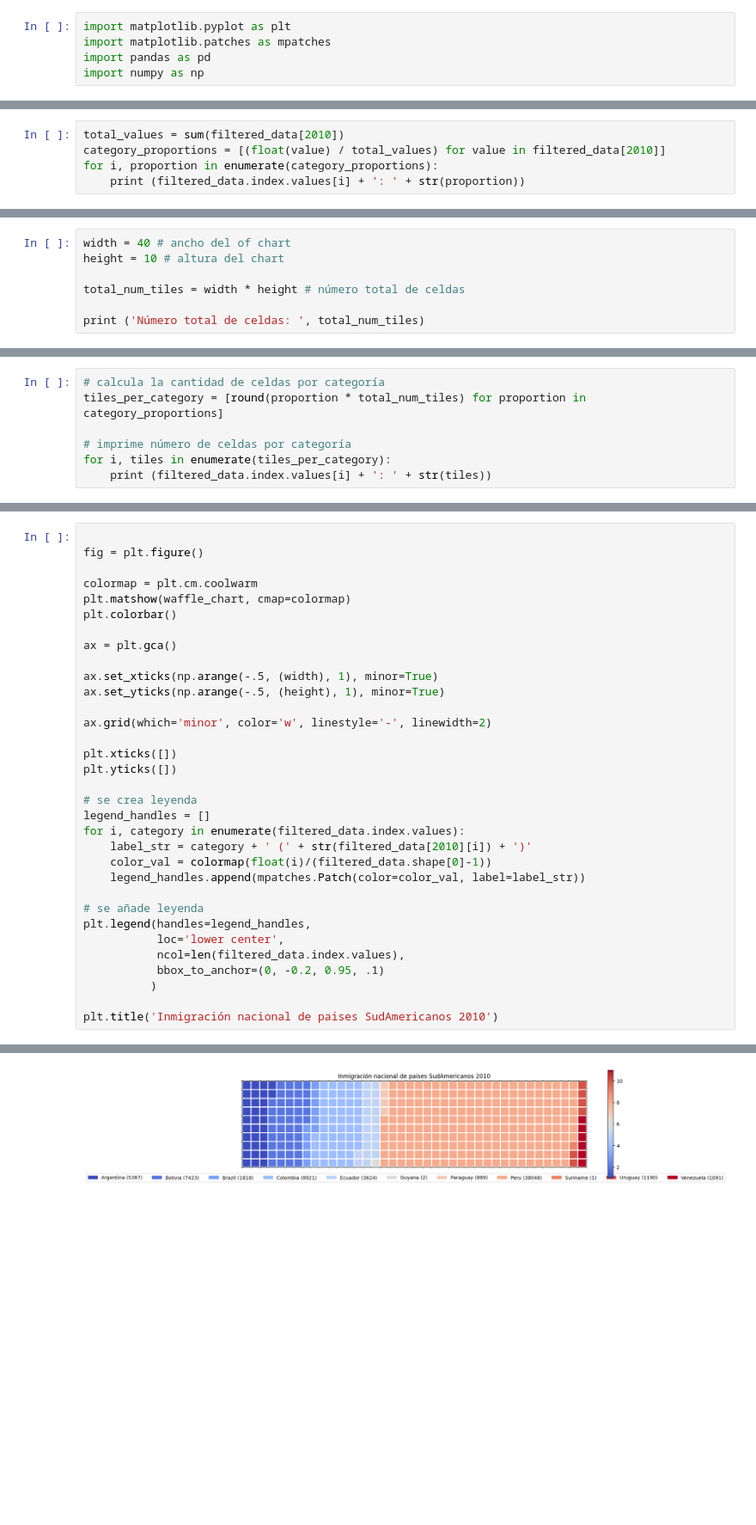
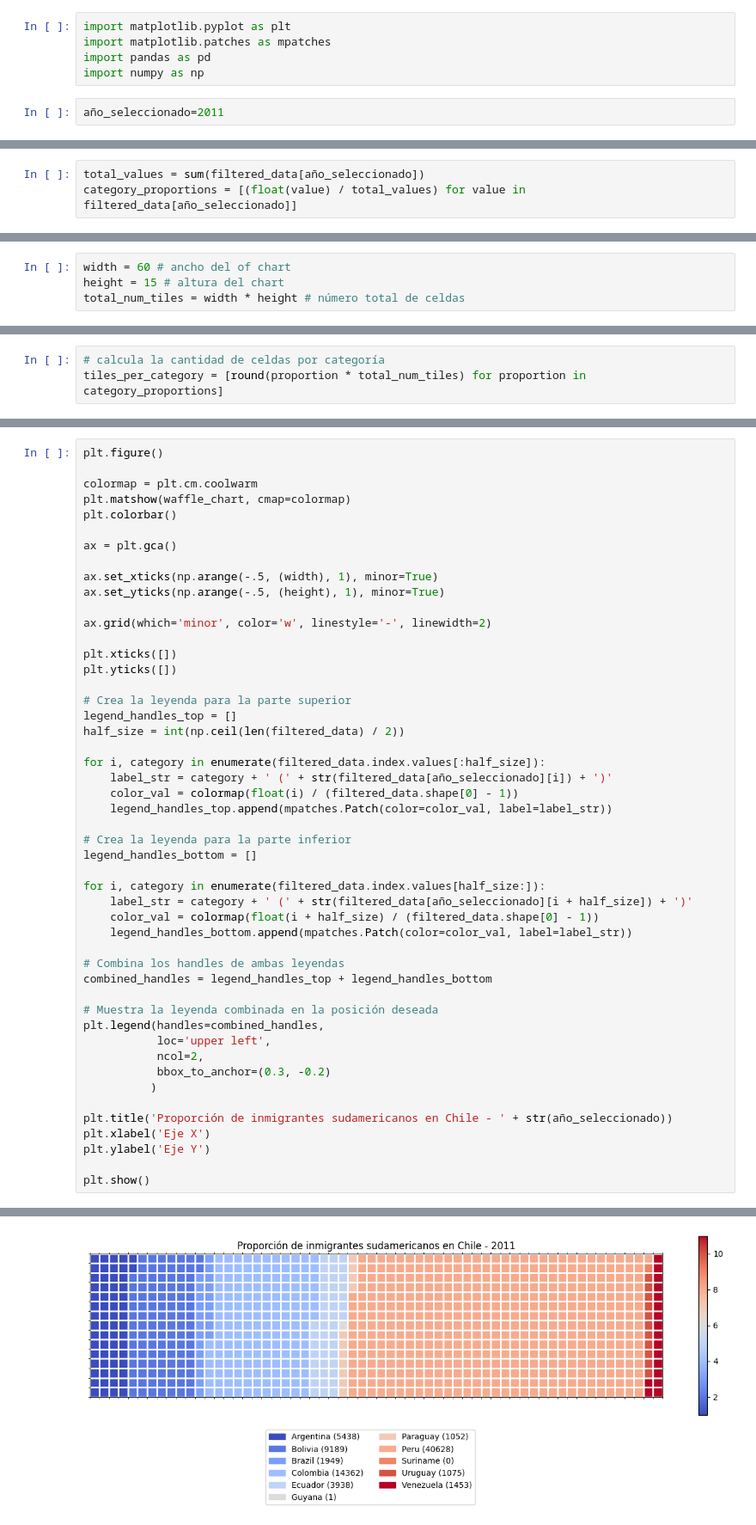
Before and after one commit to mfurniel/tarea2VdD, a Jupyter notebook: ejercicio4.ipynb, the cells around one changed output, grey strips where cells are left out. Shown at 86% size. Saved outputs shown, nothing was run; the diff lists cells and outputs as text; blank space fills up the shorter version.

```diff
--- a/ejercicio4.ipynb
+++ b/ejercicio4.ipynb
@@ -3,6 +3,8 @@ import matplotlib.pyplot as plt
 import matplotlib.patches as mpatches
 import pandas as pd
 import numpy as np
+# %%
+año_seleccionado=2011
 # %%
 data = pd.read_excel('datasets/MigrantesChile (2005-2016).xlsx')
 selected_rows = data[data["Continent"] == 'America']
@@ -28,5 +14,3 @@ filtered_data
 # %%
-total_values = sum(filtered_data[2010])
-category_proportions = [(float(value) / total_values) for value in filtered_data[2010]]
-for i, proportion in enumerate(category_proportions):
-    print (filtered_data.index.values[i] + ': ' + str(proportion))
+total_values = sum(filtered_data[año_seleccionado])
+category_proportions = [(float(value) / total_values) for value in filtered_data[año_seleccionado]]
@@ -45,7 +17,4 @@ Venezuela: 0.015951691668859843
 # %%
-width = 40 # ancho del of chart
-height = 10 # altura del chart
-
+width = 60 # ancho del of chart
+height = 15 # altura del chart
 total_num_tiles = width * height # número total de celdas
-
-print ('Número total de celdas: ', total_num_tiles)
@@ -54,7 +21,3 @@ Número total de celdas:  400
 # %%
 # calcula la cantidad de celdas por categoría
 tiles_per_category = [round(proportion * total_num_tiles) for proportion in category_proportions]
-
-# imprime número de celdas por categoría
-for i, tiles in enumerate(tiles_per_category):
-    print (filtered_data.index.values[i] + ': ' + str(tiles))
@@ -152,6 +44,5 @@ plt.yticks([])
 # %%
-
-fig = plt.figure()
+plt.figure()
 
 colormap = plt.cm.coolwarm
 plt.matshow(waffle_chart, cmap=colormap)
@@ -167,19 +58,36 @@ ax.grid(which='minor', color='w', linestyle='-', linewidth=2)
 plt.xticks([])
 plt.yticks([])
 
-# se crea leyenda
-legend_handles = []
-for i, category in enumerate(filtered_data.index.values):
-    label_str = category + ' (' + str(filtered_data[2010][i]) + ')'
-    color_val = colormap(float(i)/(filtered_data.shape[0]-1))
-    legend_handles.append(mpatches.Patch(color=color_val, label=label_str))
+# Crea la leyenda para la parte superior
+legend_handles_top = []
+half_size = int(np.ceil(len(filtered_data) / 2))
 
-# se añade leyenda
-plt.legend(handles=legend_handles,
-           loc='lower center',
-           ncol=len(filtered_data.index.values),
-           bbox_to_anchor=(0, -0.2, 0.95, .1)
+for i, category in enumerate(filtered_data.index.values[:half_size]):
+    label_str = category + ' (' + str(filtered_data[año_seleccionado][i]) + ')'
+    color_val = colormap(float(i) / (filtered_data.shape[0] - 1))
+    legend_handles_top.append(mpatches.Patch(color=color_val, label=label_str))
+
+# Crea la leyenda para la parte inferior
+legend_handles_bottom = []
+
+for i, category in enumerate(filtered_data.index.values[half_size:]):
+    label_str = category + ' (' + str(filtered_data[año_seleccionado][i + half_size]) + ')'
+    color_val = colormap(float(i + half_size) / (filtered_data.shape[0] - 1))
+    legend_handles_bottom.append(mpatches.Patch(color=color_val, label=label_str))
+
+# Combina los handles de ambas leyendas
+combined_handles = legend_handles_top + legend_handles_bottom
+
+# Muestra la leyenda combinada en la posición deseada
+plt.legend(handles=combined_handles,
+           loc='upper left',
+           ncol=2,
+           bbox_to_anchor=(0.3, -0.2)
           )
 
-plt.title('Inmigración nacional de paises SudAmericanos 2010')
+plt.title('Proporción de inmigrantes sudamericanos en Chile - ' + str(año_seleccionado))
+plt.xlabel('Eje X')
+plt.ylabel('Eje Y')
+
+plt.show()
 # %% [output]
@@ -188 +95 @@ Text(0.5, 1.0, 'Inmigración nacional de paises SudAmericanos 2010')
-[figure, old version]
+[figure, new version]
```
Also changed, not shown: parts of 9 cells of this notebook, 15 other files.
